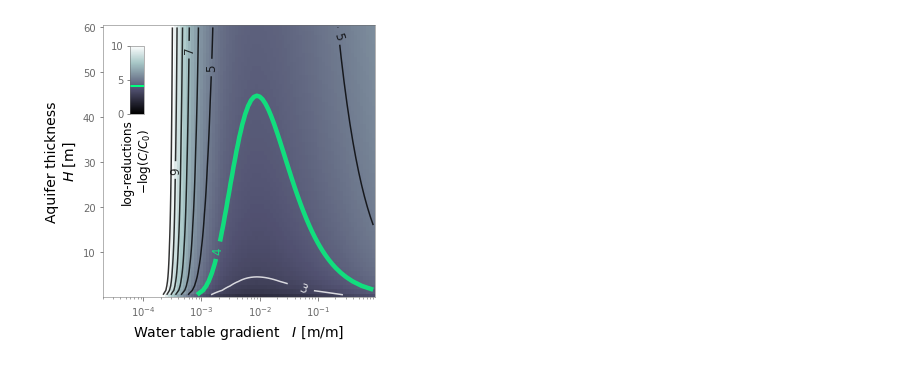
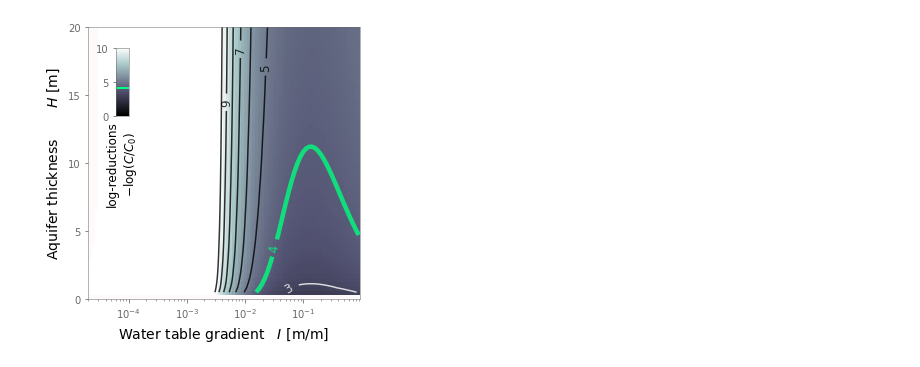
Before and after one commit to edsaac/bioparticle, a Jupyter notebook: notebooks/Concepts/Dec2022Review/Heatmap_thicknessH.ipynb, the cells around one changed output. Drawn from its saved outputs; the diff is of its cells as text; code cells hidden in the pictures.

```diff
--- a/notebooks/Concepts/Dec2022Review/Heatmap_thicknessH.ipynb
+++ b/notebooks/Concepts/Dec2022Review/Heatmap_thicknessH.ipynb
@@ -80,7 +81,7 @@ def noDim_Gravitational(dp,rhof,rhop):
 #Porosity
 theta = 0.35 # adim
 dp = 1.0E-7
-dc = 2.0E-3
+dc = 1.0E-3
 r = 40
 A = 5.0E-21 # J = N·m
 viscosity = 0.0008891 # N·s/m²
@@ -90,7 +91,7 @@ alpha = 0.01 # adim << favorable conditions
 
 #Darcy flow velocity
 I = np.power(10.0, np.arange(-4.7,0,0.05))
-H = np.linspace(0.5,60,61)
+H = np.linspace(0.5,20,61)
 #qin = np.geomspace(0.01,10.0,50)/86400
 Ixx, Hyy = np.meshgrid(I,H)
 
@@ -184,32 +185,34 @@ cs = ax.contour(Ixx,Hyy,
     colors=["springgreen"],
     alpha=0.8,
     linewidths=4.5)
 
 ax.clabel(cs, cs.levels, inline=True, fmt="%.0f",
     fontsize=12,
     colors=["springgreen"],
     manual=False)
 
 cs = ax.contour(Ixx,Hyy,
     -np.log10(Ce),
     np.arange(5,11,1),
     colors=["k"],
     alpha=0.8,
     linewidths=1.5)
 
 ax.clabel(cs, [5,7,9], inline=True, fmt="%.0f",
     fontsize=12,
     colors=["k"],
     manual=False)
 
 ax.set_xscale('log')
 ax.spines.top.set_visible(True)
 
 ax.set_xlabel(r"Water table gradient   $I$ [m/m]")
-ax.set_ylabel("Aquifer thickness\n" + r"$H$ [m]")
+ax.set_ylabel("Aquifer thickness\t" + r"$H$ [m]")
 
+ax.set_ylim((0,20))
+ax.yaxis.set_major_locator(LinearLocator(numticks=5))
 #ax.grid(True, which='both')
 plt.savefig("Figures/Heatmap_thicknessH.pdf", bbox_inches='tight', pad_inches=0.05)
 plt.show()
 # %% [output]
-[figure, old version]
+[figure, new version]
```
Also changed, not shown: parts of 1 cell of this notebook, 30 other files.
